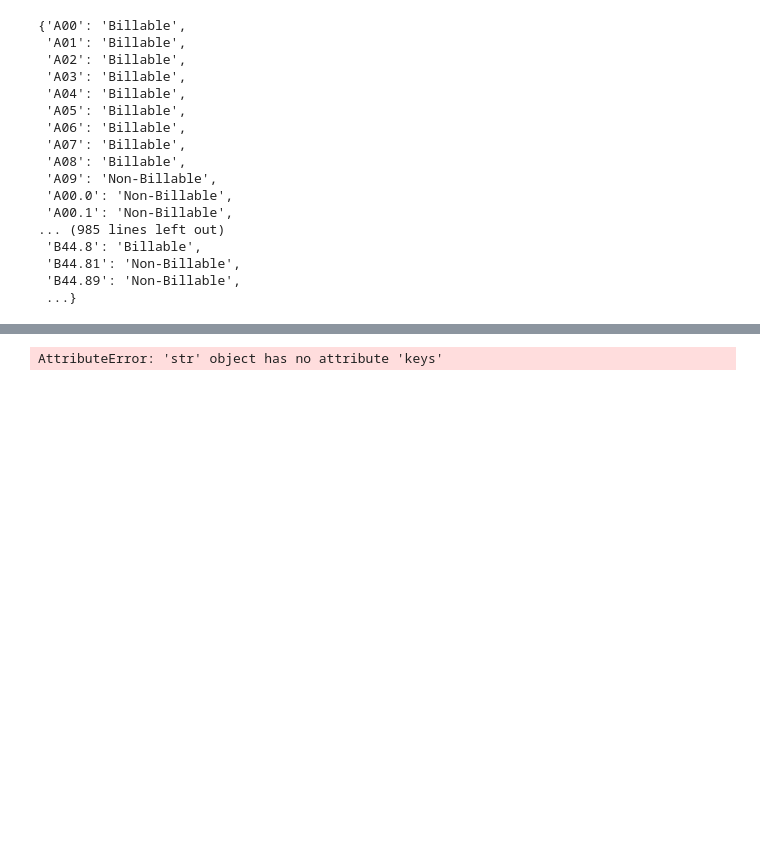
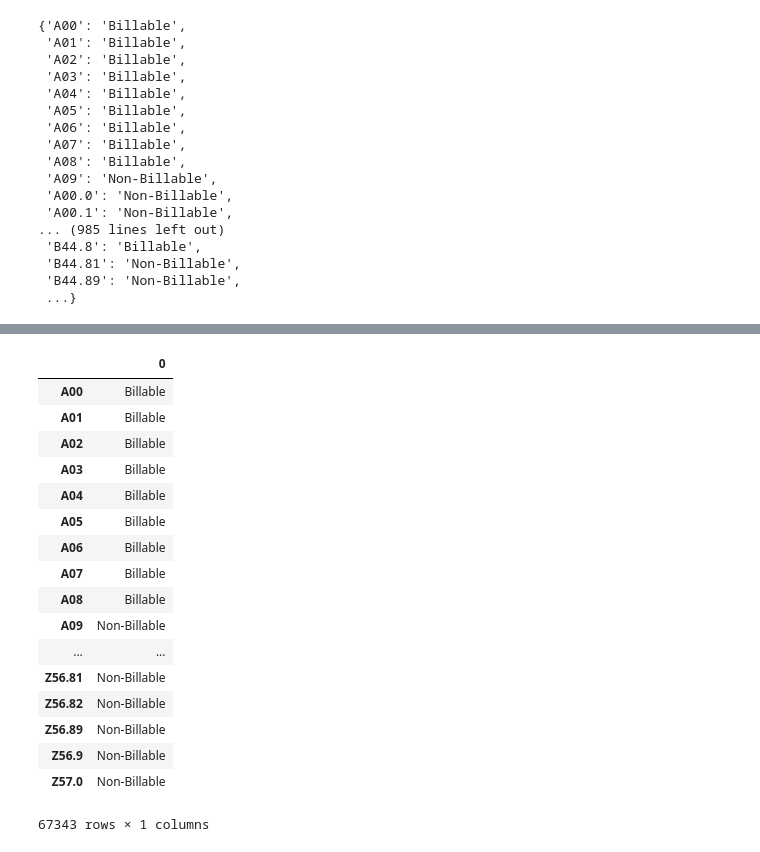
Before and after one commit to EtashGuha/Kachalia, a Jupyter notebook: scraping/getbillable.ipynb, the cells around one changed output, grey strips where cells are left out. Saved outputs shown, nothing was run; the diff lists cells and outputs as text; code cells hidden in the pictures; blank space fills up the shorter version.

```diff
--- a/scraping/getbillable.ipynb
+++ b/scraping/getbillable.ipynb
@@ -74,12 +74,23 @@ EOFError: Ran out of input
-# %%
-import csv
-csv_columns = ['Number','Code','Billing']
-csv_file = "test.csv"
-try:
-    with open(csv_file, 'w') as csvfile:
-        for data in all_billings:
-            writer.writerow(data)
-except IOError:
-    print("I/O error")
-# %% [output]
-AttributeError: 'str' object has no attribute 'keys'
+# %%
+test = pd.DataFrame.from_dict(all_billings, orient="index")
+# %%
+test
+# %% [output]
+|  | 0 |
+| A00 | Billable |
+| A01 | Billable |
+| A02 | Billable |
+| A03 | Billable |
+| A04 | Billable |
+| A05 | Billable |
+| A06 | Billable |
+| A07 | Billable |
+| A08 | Billable |
+| A09 | Non-Billable |
+| ... | ... |
+| Z56.81 | Non-Billable |
+| Z56.82 | Non-Billable |
+| Z56.89 | Non-Billable |
+| Z56.9 | Non-Billable |
+| Z57.0 | Non-Billable |
+67343 rows × 1 columns
```
Also changed, not shown: parts of 2 cells of this notebook.
